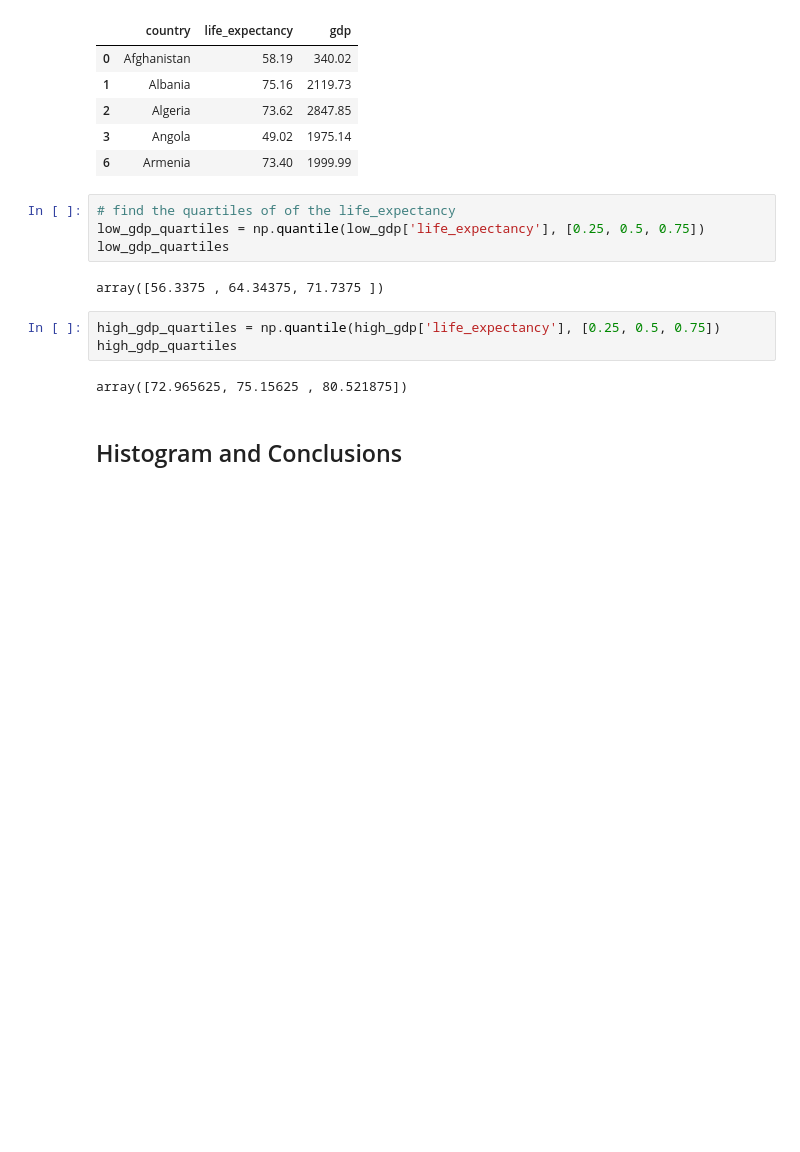
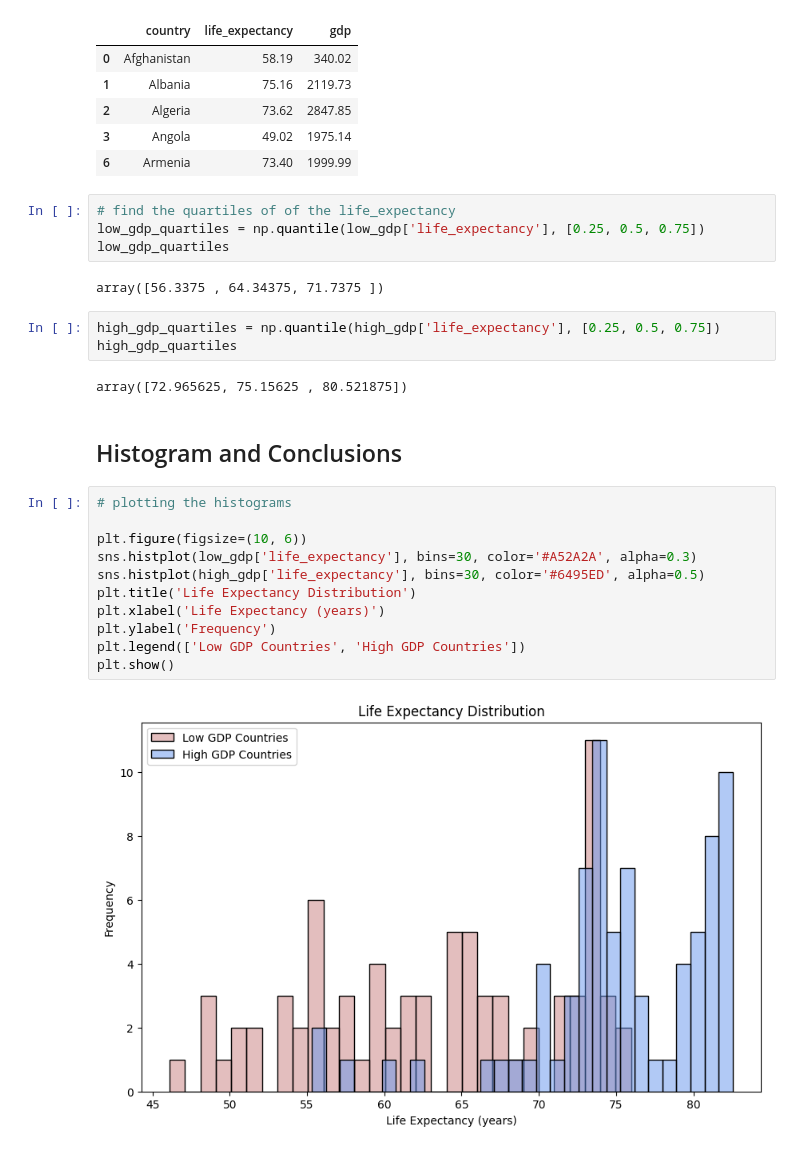
Before and after one commit to 7086600/life_expectancy_by_country_project, a Jupyter notebook: le_by_country.ipynb, the cells around one changed output. Drawn from its saved outputs; the diff is of its cells as text; blank space fills up the shorter version.

```diff
--- a/le_by_country.ipynb
+++ b/le_by_country.ipynb
@@ -148,3 +151,16 @@ high_gdp_quartiles
 array([72.965625, 75.15625 , 80.521875])
 # %% [markdown]
 ## Histogram and Conclusions
+# %%
+# plotting the histograms
+
+plt.figure(figsize=(10, 6))
+sns.histplot(low_gdp['life_expectancy'], bins=30, color='#A52A2A', alpha=0.3)
+sns.histplot(high_gdp['life_expectancy'], bins=30, color='#6495ED', alpha=0.5)
+plt.title('Life Expectancy Distribution')
+plt.xlabel('Life Expectancy (years)')
+plt.ylabel('Frequency')
+plt.legend(['Low GDP Countries', 'High GDP Countries'])
+plt.show()
+# %% [output]
+[figure, added]
```
Also changed, not shown: parts of 2 cells of this notebook.
